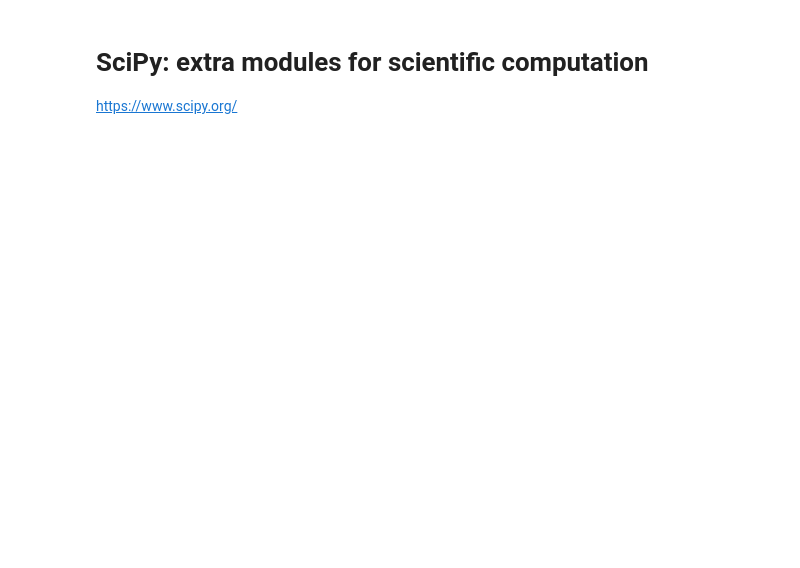
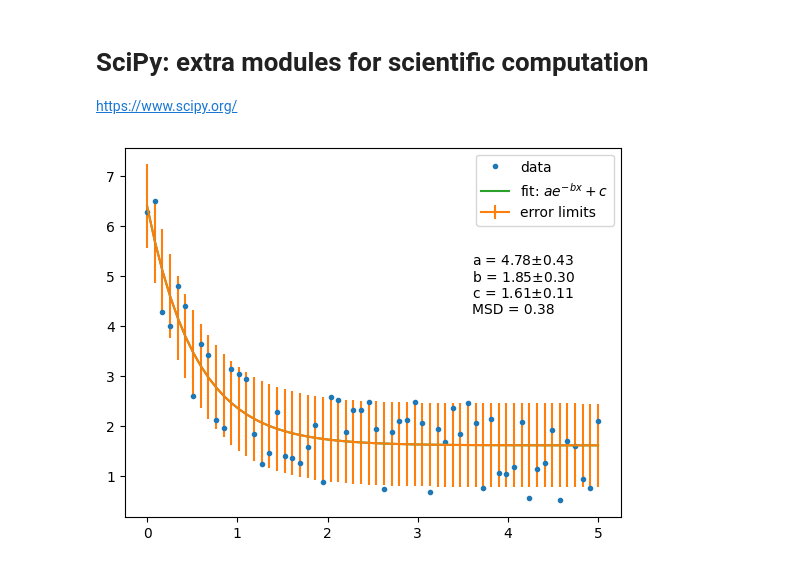
Before and after one commit to barklis/python-basics, a Jupyter notebook: python_basics.ipynb, the cells around one changed output. Drawn from its saved outputs; the diff is of its cells as text; code cells hidden in the pictures; blank space fills up the shorter version.

Commit message:
error bars for plot

```diff
--- a/python_basics.ipynb
+++ b/python_basics.ipynb
@@ -219,14 +370,20 @@ msd = np.sum((y - y_fit) ** 2) / n
 # %%
 pnames = ['a', 'b', 'c']
 results = ''
 for name, value, error in zip(pnames, popt, perr):
     results += '{} = {:.2f}$\pm${:.2f}\n'.format(name, value, error)
 results += 'MSD = {:.2f}'.format(msd)
 
+#additional error bars:
+errors = np.array([perr[0] + perr[1] + perr[2] for xi in x])
+
 plt.plot(x, y, '.', label='data')
+plt.errorbar(x, y_fit, yerr=errors, label='error limits')
 plt.plot(x, y_fit, label='fit: $ae^{-bx} + c$')
 plt.annotate(results, xy=(0.7, 0.55), xycoords='axes fraction')
 plt.legend()
 plt.show()
+# %% [output]
+[figure, added]
 # %%
 %run langmuir_fit.py
```
Also changed, not shown: parts of 66 cells of this notebook.
